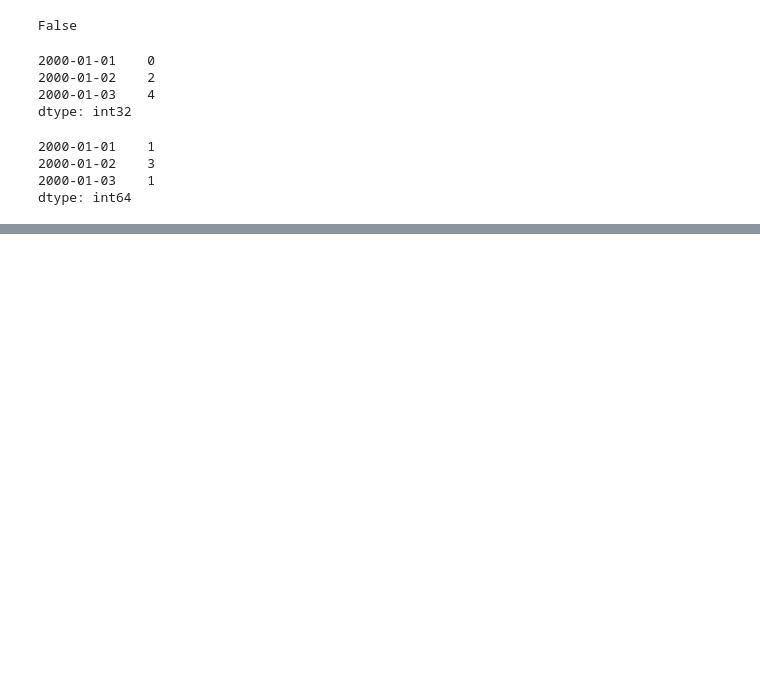
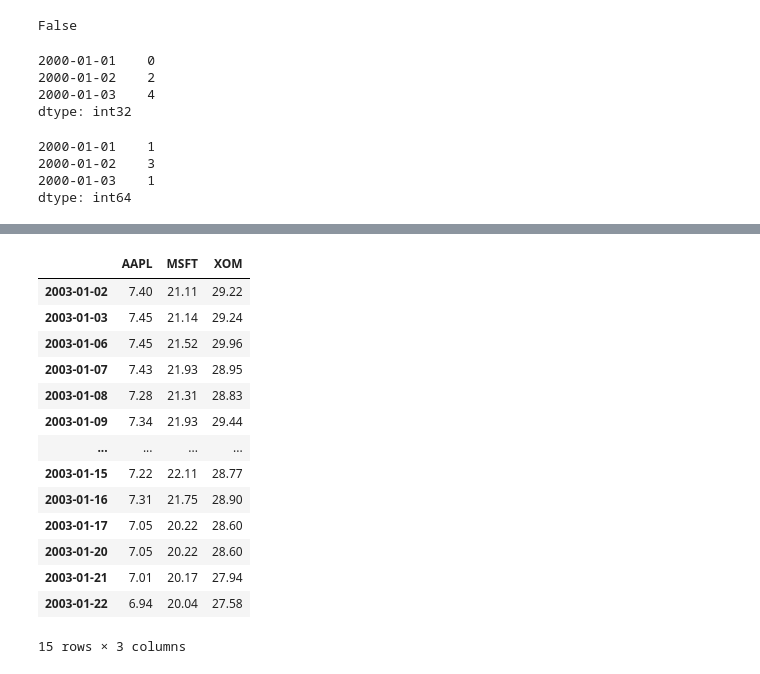
Before and after one commit to heyichang/ml-record, a Jupyter notebook: time_series/time_series_learning.ipynb, the cells around one changed output, grey strips where cells are left out. Cells and saved outputs as stored; diff of their text form; code cells hidden in the pictures; blank space fills up the shorter version.

```diff
--- a/time_series/time_series_learning.ipynb
+++ b/time_series/time_series_learning.ipynb
@@ -287,0 +426,18 @@ dtype: float64
+# %%
+close_px[:15]
+# %% [output]
+|  | AAPL | MSFT | XOM |
+| 2003-01-02 | 7.40 | 21.11 | 29.22 |
+| 2003-01-03 | 7.45 | 21.14 | 29.24 |
+| 2003-01-06 | 7.45 | 21.52 | 29.96 |
+| 2003-01-07 | 7.43 | 21.93 | 28.95 |
+| 2003-01-08 | 7.28 | 21.31 | 28.83 |
+| 2003-01-09 | 7.34 | 21.93 | 29.44 |
+| ... | ... | ... | ... |
+| 2003-01-15 | 7.22 | 22.11 | 28.77 |
+| 2003-01-16 | 7.31 | 21.75 | 28.90 |
+| 2003-01-17 | 7.05 | 20.22 | 28.60 |
+| 2003-01-20 | 7.05 | 20.22 | 28.60 |
+| 2003-01-21 | 7.01 | 20.17 | 27.94 |
+| 2003-01-22 | 6.94 | 20.04 | 27.58 |
+15 rows × 3 columns
```
Also changed, not shown: parts of 51 cells of this notebook.
